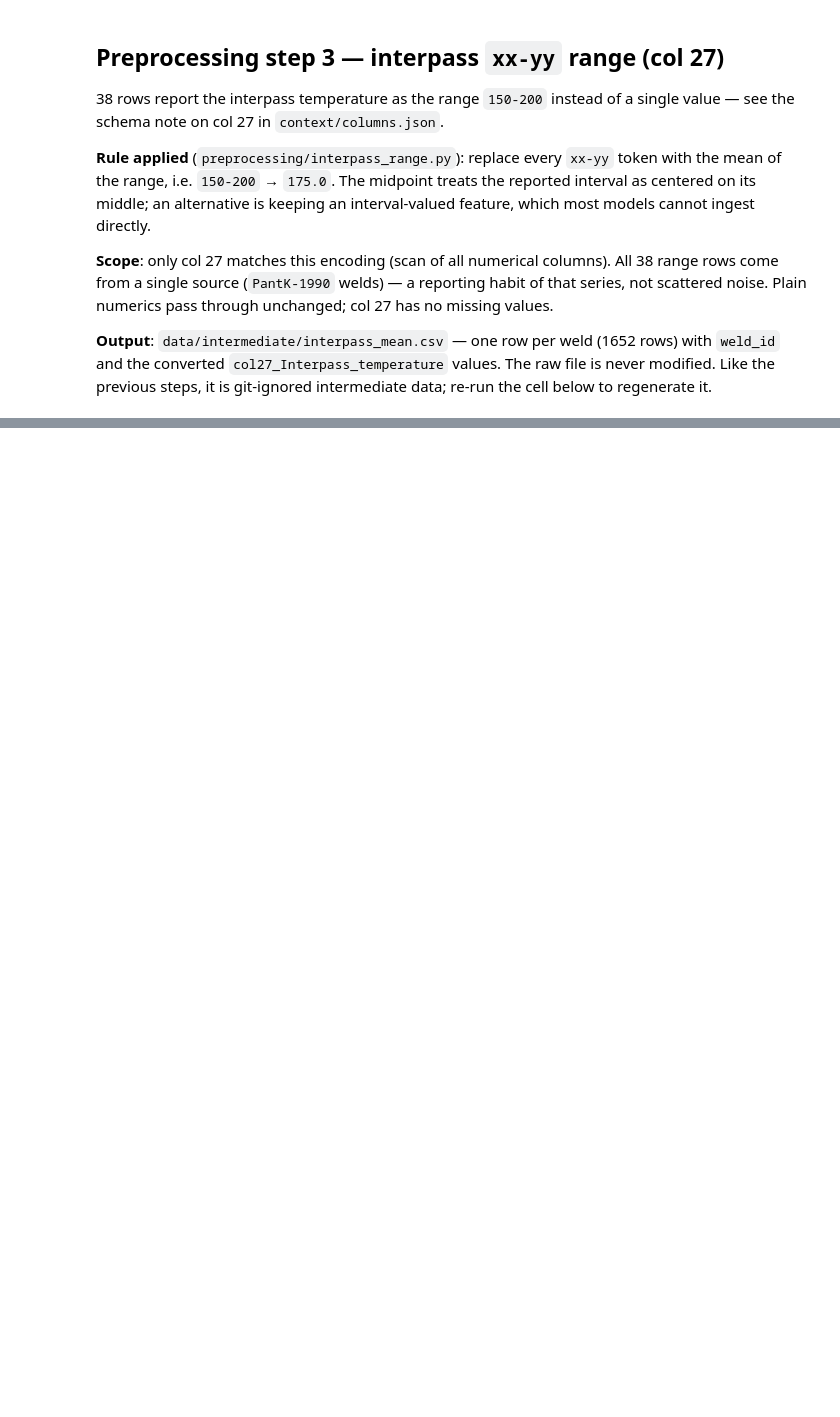
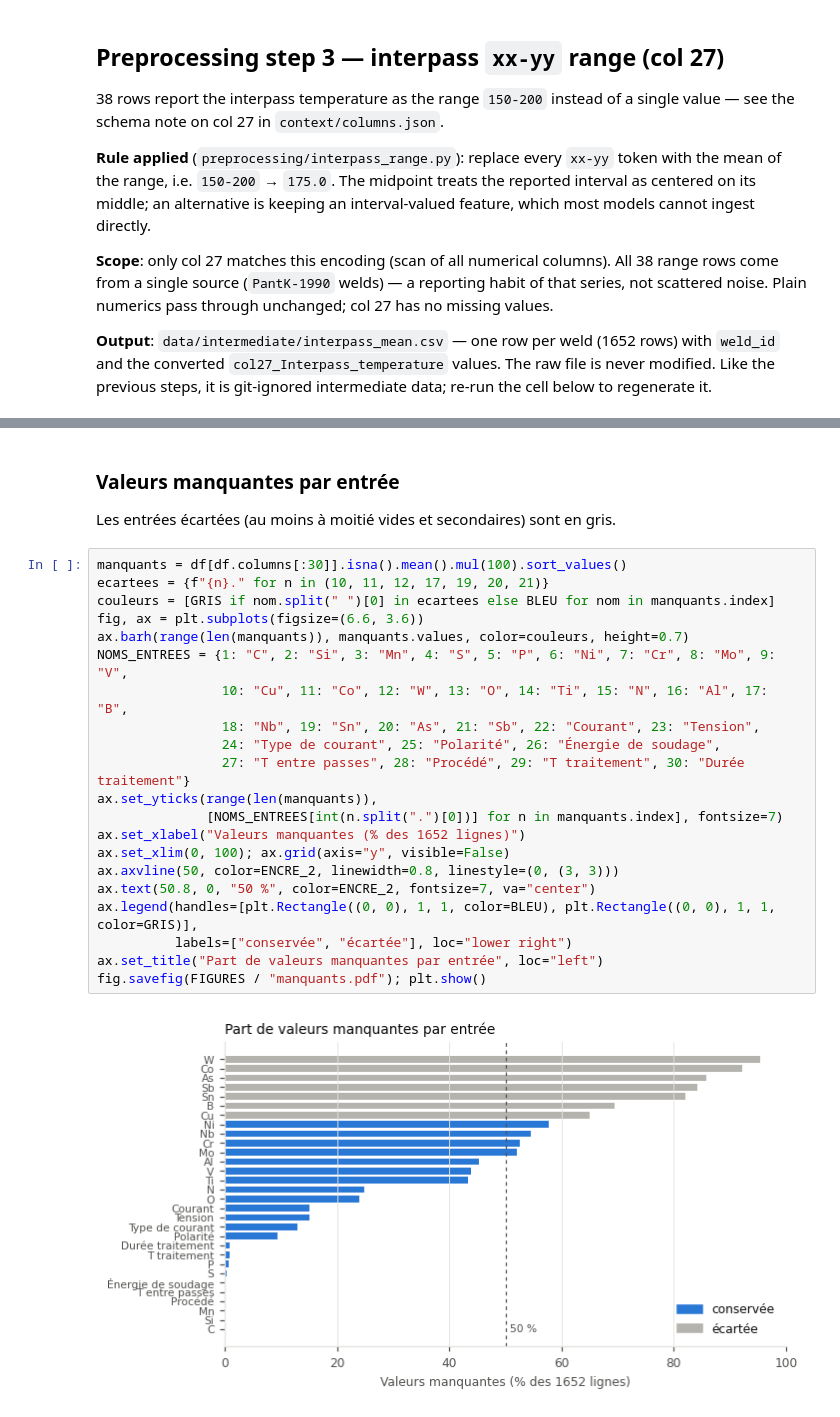
Before and after one commit to marglgls/Projet-ML-soudures, a Jupyter notebook: data_preprocessing.ipynb, the cells around one changed output, grey strips where cells are left out. Drawn from its saved outputs; the diff is of its cells as text; blank space fills up the shorter version.

```diff
--- a/data_preprocessing.ipynb
+++ b/data_preprocessing.ipynb
@@ -505,0 +890,27 @@ check: 1652 data rows x 30 columns, none dropped present
+# %% [markdown]
+### Valeurs manquantes par entrée
+
+Les entrées écartées (au moins à moitié vides et secondaires) sont en gris.
+# %%
+manquants = df[df.columns[:30]].isna().mean().mul(100).sort_values()
+ecartees = {f"{n}." for n in (10, 11, 12, 17, 19, 20, 21)}
+couleurs = [GRIS if nom.split(" ")[0] in ecartees else BLEU for nom in manquants.index]
+fig, ax = plt.subplots(figsize=(6.6, 3.6))
+ax.barh(range(len(manquants)), manquants.values, color=couleurs, height=0.7)
+NOMS_ENTREES = {1: "C", 2: "Si", 3: "Mn", 4: "S", 5: "P", 6: "Ni", 7: "Cr", 8: "Mo", 9: "V",
+                10: "Cu", 11: "Co", 12: "W", 13: "O", 14: "Ti", 15: "N", 16: "Al", 17: "B",
+                18: "Nb", 19: "Sn", 20: "As", 21: "Sb", 22: "Courant", 23: "Tension",
+                24: "Type de courant", 25: "Polarité", 26: "Énergie de soudage",
+                27: "T entre passes", 28: "Procédé", 29: "T traitement", 30: "Durée traitement"}
+ax.set_yticks(range(len(manquants)),
+              [NOMS_ENTREES[int(n.split(".")[0])] for n in manquants.index], fontsize=7)
+ax.set_xlabel("Valeurs manquantes (% des 1652 lignes)")
+ax.set_xlim(0, 100); ax.grid(axis="y", visible=False)
+ax.axvline(50, color=ENCRE_2, linewidth=0.8, linestyle=(0, (3, 3)))
+ax.text(50.8, 0, "50 %", color=ENCRE_2, fontsize=7, va="center")
+ax.legend(handles=[plt.Rectangle((0, 0), 1, 1, color=BLEU), plt.Rectangle((0, 0), 1, 1, color=GRIS)],
+          labels=["conservée", "écartée"], loc="lower right")
+ax.set_title("Part de valeurs manquantes par entrée", loc="left")
+fig.savefig(FIGURES / "manquants.pdf"); plt.show()
+# %% [output]
+[figure, added]
```
Also changed, not shown: parts of 37 cells of this notebook, 24 other files.
